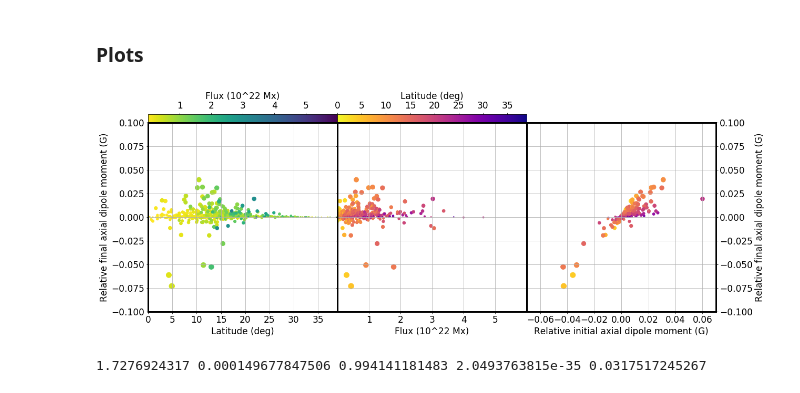
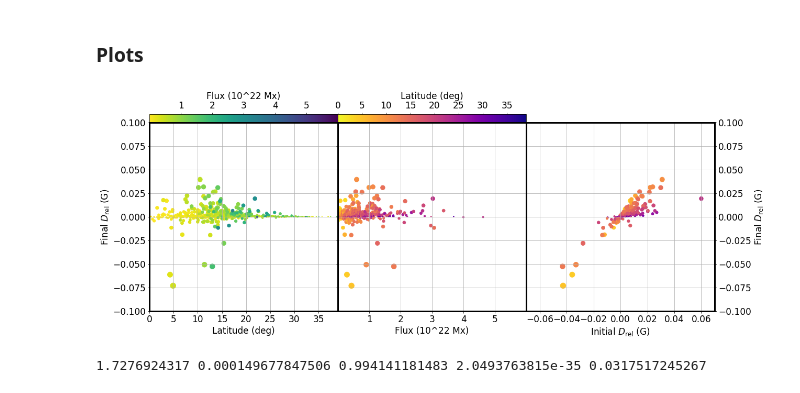
Before and after one commit to twhitbread/python-scatter, a Jupyter notebook: pythonscatter_c21_threecycles_decay.ipynb, the cells around one changed output. Drawn from its saved outputs; the diff is of its cells as text; code cells hidden in the pictures.

Commit message:
Improved plots and added some combined ones for the paper

```diff
--- a/pythonscatter_c21_threecycles_decay.ipynb
+++ b/pythonscatter_c21_threecycles_decay.ipynb
@@ -161,7 +161,7 @@ im1 = ax1.scatter(abs(c[2]),c[4],szf*np.sqrt(abs(c[4])),abs(c[1])/1e22,cmap='vir
 ax1.set_xlabel('Latitude (deg)')
 ax1.set_xlim(lat1,lat2)
 #ax1.set_title('Coloured by flux, sized by RFADM')
-ax1.set_ylabel('Relative final axial dipole moment (G)')
+ax1.set_ylabel('Final $D_{\mathrm{rel}}$ (G)')
 ax1.grid()
 ax1.set_xticks(latticks)
 
@@ -180,13 +180,13 @@ ax2.set_xticks(fluxticks)
 ax3 = fig.add_axes([ppadh+pxx/fszh*2, ppadv, pxx/fszh, pxy/fszv], sharey=ax1)
 
 im3 = ax3.scatter(c[7],c[4],szf*np.sqrt(abs(c[4])),abs(c[2]),cmap='plasma_r',vmin=lat1,vmax=lat2)
-ax3.set_xlabel('Relative initial axial dipole moment (G)')
+ax3.set_xlabel('Initial $D_{\mathrm{rel}}$ (G)')
 #ax3.set_title('Coloured by flux, sized by RFADM')
 ax3.set_xlim(-0.07,0.07)
 ax3.grid()
 ax3.yaxis.tick_right()
 ax3.yaxis.set_label_position('right')
-ax3.set_ylabel('Relative final axial dipole moment (G)')
+ax3.set_ylabel('Final $D_{\mathrm{rel}}$ (G)')
 
 # Setting Vertical Axis
 ax1.set_ylim(-0.1,0.1)
@@ -207,34 +207,34 @@ cbaxes1.xaxis.set_label_position('top')
 
 cb2 = fig.colorbar(im3,cax=cbaxes2, orientation='horizontal')
 cb2.set_label('Latitude (deg)')
 cb2.set_ticks(latticks)
 cbaxes2.xaxis.tick_top()
 cbaxes2.xaxis.set_label_position('top')
 
 
 
 
 # Making Spines Bolder
 
 ax1.spines['bottom'].set_linewidth(3)
 ax1.spines['top'].set_linewidth(3)
 ax1.spines['right'].set_linewidth(3)
 ax1.spines['left'].set_linewidth(3)
 
 ax2.spines['bottom'].set_linewidth(3)
 ax2.spines['top'].set_linewidth(3)
 ax2.spines['right'].set_linewidth(3)
 ax2.spines['left'].set_linewidth(3)
 
 ax3.spines['bottom'].set_linewidth(3)
 ax3.spines['top'].set_linewidth(3)
 ax3.spines['right'].set_linewidth(3)
 ax3.spines['left'].set_linewidth(3)
 
 
 #plt.savefig('/home/grads/xsxs53/Documents/phd/Papers/regions_axd/c21_3panel.eps', format='eps', dpi=300,bbox_inches='tight')
 # %% [output]
-[figure, old version]
+[figure, new version]
 # %%
 slope,intercept,rvalue,pvalue,stderr = stats.linregress(begin_rel[np.abs(reg_lat)<5],final_rel[np.abs(reg_lat)<5])
 initials = np.linspace(-0.07,0.07,1000)
```
Also changed, not shown: parts of 2 cells of this notebook.
